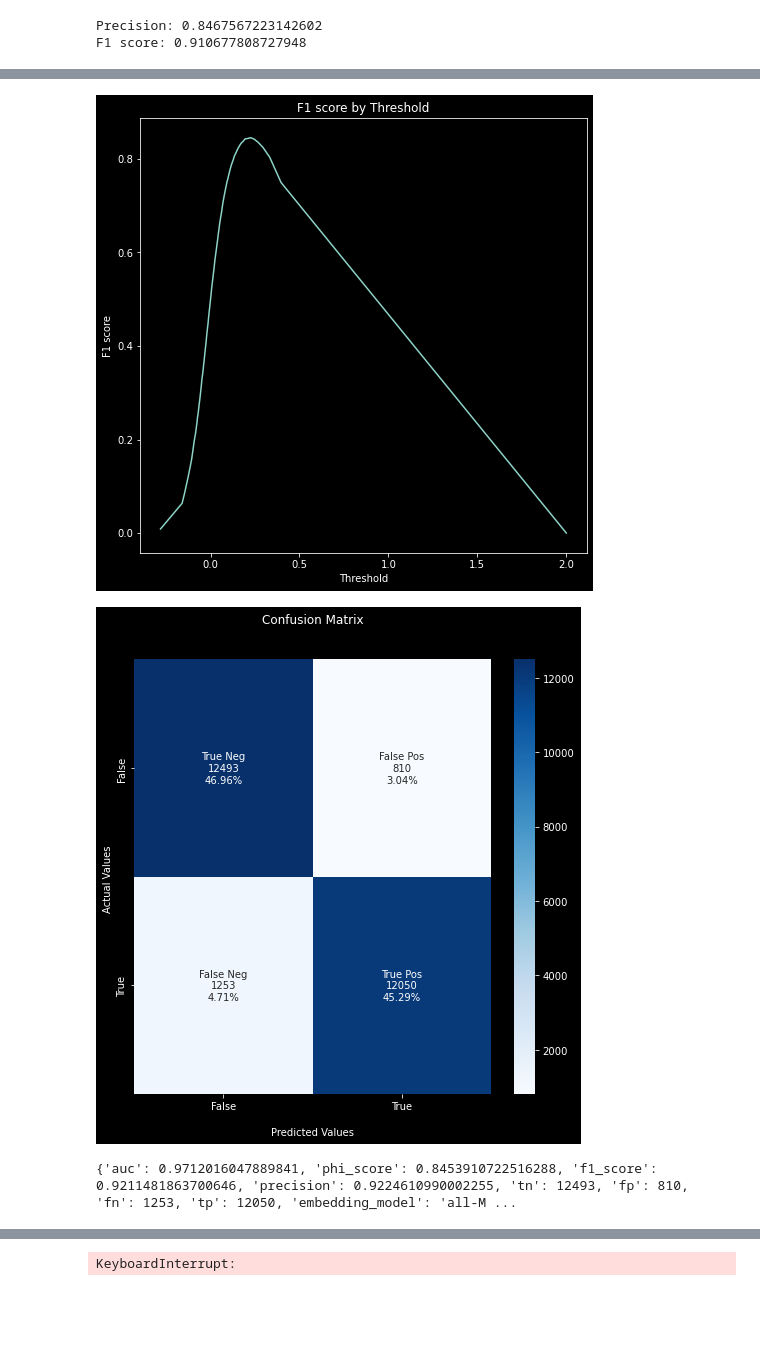
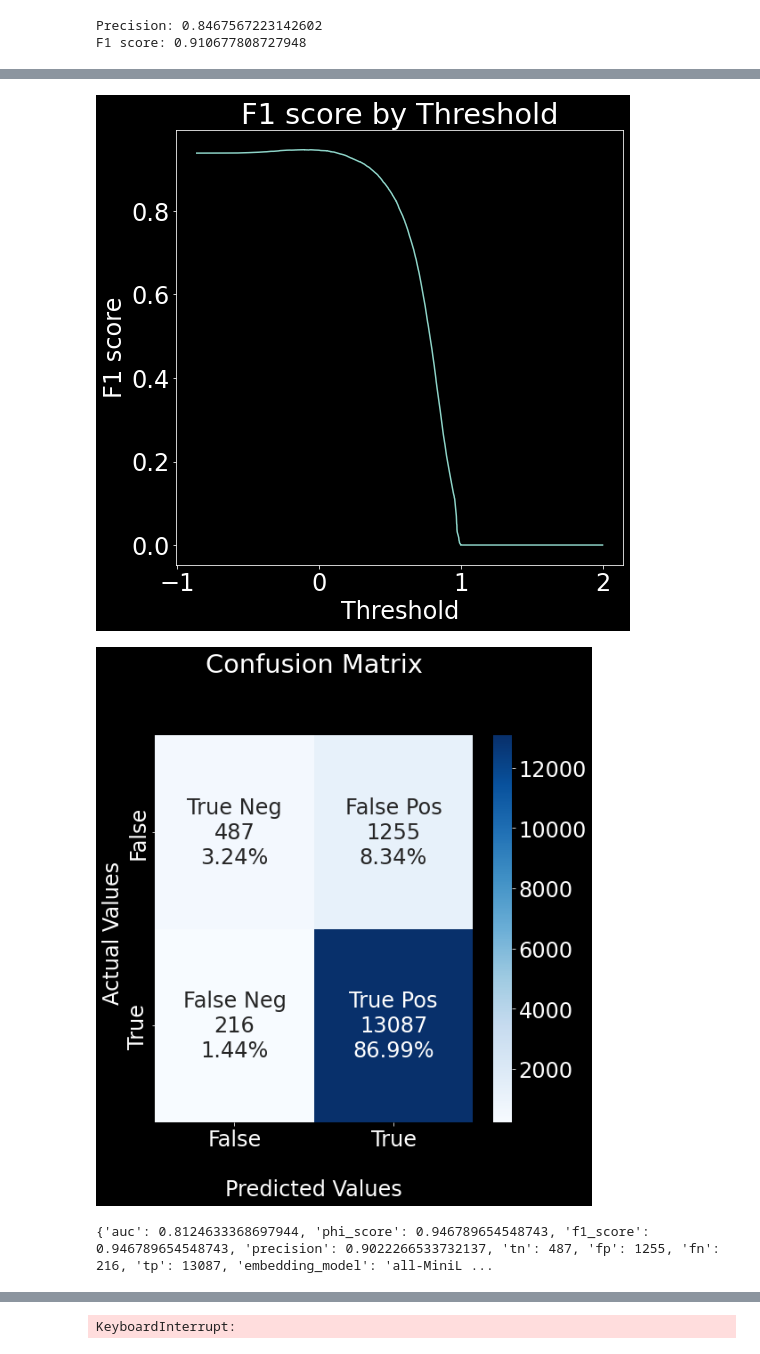
Before and after one commit to zdavid112z/AnomalyDetectionOnScientificPublications, a Jupyter notebook: final.ipynb, the cells around one changed output, grey strips where cells are left out. Drawn from its saved outputs; the diff is of its cells as text; code cells hidden in the pictures; blank space fills up the shorter version.

Commit message:
added score parameter

```diff
--- a/final.ipynb
+++ b/final.ipynb
@@ -224,28 +224,29 @@ if not bert_model_cached:
     bert_conf = train_bert.BERTConfig()
     bert_conf.embedding_model = "all-MiniLM-L6-v2"
     bert_conf.device = "cuda"
-    bert_conf.n_components = 12
+    bert_conf.n_components = 7
     bert_conf.batch_size = 32
     bert_conf.fpr_samples_from = 0
     bert_conf.fpr_samples_to = 1
-    bert_conf.fpr_samples_count = 100
-    bert_conf.normalize_features = False
-    bert_conf.metric = "cosine"
+    bert_conf.fpr_samples_count = 10000
+    bert_conf.normalize_features = True
+    bert_conf.metric = "dot"
     bert_conf.umap_metric = "cosine"
-    bert_conf.reducer = "none"
+    bert_conf.reducer = "pca"
     bert_conf.use_scaler = False
     bert_conf.umap_min_dist = 0
     bert_conf.umap_n_neighbors = 10
     bert_conf.clustering_algorithm = "kmeans"
-    bert_conf.n_clusters = 10
+    bert_conf.n_clusters = 24
     bert_conf.random_state = 1
+    bert_conf.score = "f1"
 
     bert, publications_bert_train, publications_bert_cv, authors_bert_cv,\
         authors_negative_bert_cv, users_features_bert, performance_report = \
         train_bert.train_and_evaluate_bert(\
             publications_bert_train, publications_bert_cv, authors_bert_train, authors_bert_cv,
             authors_negative_bert_cv, users, bert_conf, save_model=True, plot=True,
-            random_negative_examples=True, recalculate_embeddings=False, progress=True,
+            random_negative_examples=False, recalculate_embeddings=False, progress=True,
             figsize=figsize)
     print(performance_report)
 
@@ -275,6 +276,6 @@ Model: ROC AUC=0.9712016047889841
-[figure, old version]
+[figure, new version]
-[figure, old version]
+[figure, new version]
-{'auc': 0.9712016047889841, 'phi_score': 0.8453910722516288, 'f1_score': 0.9211481863700646, 'precision': 0.9224610990002255, 'tn': 12493, 'fp': 810, 'fn': 1253, 'tp': 12050, 'embedding_model': 'all-M ...
+{'auc': 0.8124633368697944, 'phi_score': 0.946789654548743, 'f1_score': 0.946789654548743, 'precision': 0.9022266533732137, 'tn': 487, 'fp': 1255, 'fn': 216, 'tp': 13087, 'embedding_model': 'all-MiniL ...
 your performance may suffer as PyTables will pickle object types that it cannot
 map directly to c-types [inferred_type->mixed,key->block1_values] [items->Index(['title', 'abstract_text', 'publication_type', 'no_pages', 'd_oi',
        'category', 'file_link', 'external_link', 'publisher', 'w_os',
```
Also changed, not shown: parts of 6 cells of this notebook, 2 other files.
